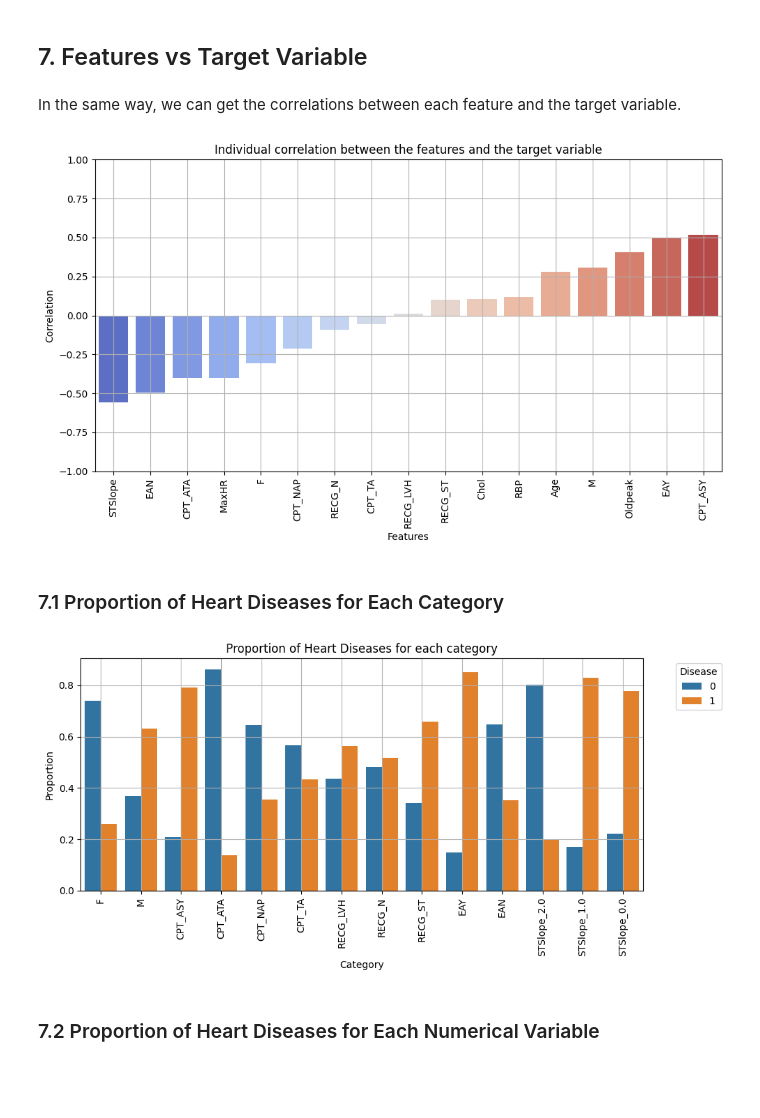
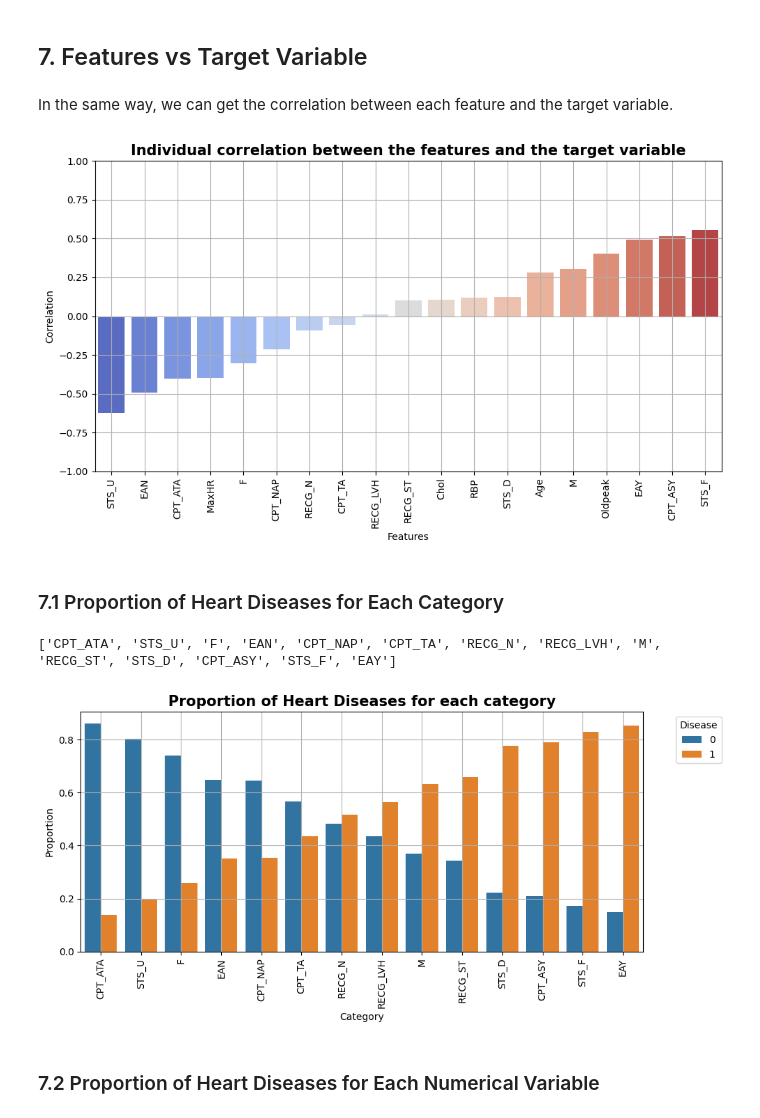
Before and after one commit to jfrg99/Heart-Disease-Classification-using-Supervised-Machine-Learning, a Jupyter notebook: A_EDA_and_feature_engineering.ipynb, the cells around one changed output. Drawn from its saved outputs; the diff is of its cells as text; code cells hidden in the pictures; blank space fills up the shorter version.

```diff
--- a/A_EDA_and_feature_engineering.ipynb
+++ b/A_EDA_and_feature_engineering.ipynb
@@ -756,15 +744,17 @@ new_names = {
     'RestingECG_ST' : 'RECG_ST',
     'ExerciseAngina_Y' : 'EAY',
     'ExerciseAngina_N' : 'EAN',
-    'STSlope_encoded' : 'STSlope',
+    'ST_Slope_Down' : 'STS_D',
+    'ST_Slope_Flat' : 'STS_F',
+    'ST_Slope_Up' : 'STS_U',
     'HeartDisease' : 'Disease'
 }
 new_order = ['Age', 'F', 'M', 'RBP', 'Chol', 'MaxHR', 'Oldpeak', 'CPT_ASY',
              'CPT_ATA', 'CPT_NAP', 'CPT_TA', 'RECG_LVH', 'RECG_N', 'RECG_ST',
-             'STSlope','EAY', 'EAN', 'Disease']
+             'STS_D','STS_F','STS_U','EAY', 'EAN', 'Disease']
 final_num_cols = [new_names.get(col, col) for col in num_cols]
 final_cat_cols = ['F', 'M', 'CPT_ASY', 'CPT_ATA', 'CPT_NAP', 'CPT_TA',
-            'RECG_LVH', 'RECG_N', 'RECG_ST','STSlope','EAY', 'EAN']
+            'RECG_LVH', 'RECG_N', 'RECG_ST','STS_D','STS_F','STS_U','EAY', 'EAN']
 # %%
 final_dataset.rename(columns=new_names, inplace=True)
 final_dataset = final_dataset[new_order]
@@ -786,3 +776,11 @@ ___
 ## 6. Dependency Between Features
 # %% [markdown]
 There are many ways to measure the dependency between variables. The best known is calculating the linear correlation between the features (Pearson), we can use different criteria of correlation such as Spearman or Kendall. We can also get the covariance relationships between the features.
+# %%
+import pandas as pd
+import matplotlib.pyplot as plt
+import seaborn as sns
+
+
+final_dataset = pd.read_csv("datasets/heartdata_final.csv")
+final_dataset.head()
@@ -920,7 +983,7 @@ Based on the matrices and the scatter plots, we can conclude that the variables
 # %% [markdown]
 ## 7. Features vs Target Variable
 # %% [markdown]
-In the same way, we can get the correlations between each feature and the target variable.
+In the same way, we can get the correlation between each feature and the target variable.
 # %%
 # Selecting the target column
 target = final_dataset.columns[-1]
@@ -935,7 +998,7 @@ df_temp = pd.DataFrame({'features': corr_target.index, 'correlation': corr_targe
 plt.rcdefaults()
 plt.figure(figsize=(10, 6))
 sns.barplot(x='features', y='correlation',hue='features', data=df_temp, palette='coolwarm')
-plt.title('Individual correlation between the features and the target variable')
+plt.title('Individual correlation between the features and the target variable',fontsize=15,fontweight='bold')
 plt.xlabel('Features')
 plt.ylabel('Correlation')
 plt.ylim(-1, 1)
@@ -945,7 +1008,7 @@ plt.tight_layout()
 #plt.savefig('target_corr.png', format='png', dpi=300)
 plt.show()
 # %% [output]
-[figure, old version]
+[figure, new version]
 # %% [markdown]
 ### 7.1 Proportion of Heart Diseases for Each Category
 # %%
@@ -955,33 +1018,36 @@ encoded_cols = [item for item in final_cat_cols if item != "STSlope"]
 
 proportions = pd.DataFrame()
 
-for col in encoded_cols:
+for col in final_cat_cols:
     prop = df[df[col] == 1].groupby('Disease').size().div(len(df[df[col] == 1]))
     prop = prop.reset_index(name='Proportion')
     prop['Category'] = col
     proportions = pd.concat([proportions, prop])
-
-for value in df['STSlope'].unique():
-    prop = df[df['STSlope'] == value].groupby('Disease').size().div(len(df[df['STSlope'] == value]))
-    prop = prop.reset_index(name='Proportion')
-    prop['Category'] = f'STSlope_{value}'
-    proportions = pd.concat([proportions, prop])
+# %%
+# Getting a list with the categories sorted by proportion of disease=0
+df_aux = proportions
+df_aux = df_aux[df_aux['Disease'] == 0].sort_values(by='Proportion', ascending=False)
+categories_sorted = df_aux['Category'].tolist()
+print(categories_sorted)
+# %% [output]
+['CPT_ATA', 'STS_U', 'F', 'EAN', 'CPT_NAP', 'CPT_TA', 'RECG_N', 'RECG_LVH', 'M', 'RECG_ST', 'STS_D', 'CPT_ASY', 'STS_F', 'EAY']
 # %%
-
 proportions.reset_index(drop=True, inplace=True)
+# sorting categories using the list
+proportions['Category'] = pd.Categorical(proportions['Category'], categories=categories_sorted, ordered=True)
 
 plt.figure(figsize=(10, 5))
 sns.barplot(x='Category', y='Proportion', hue='Disease', data=proportions, palette='tab10')
 plt.xlabel('Category')
 plt.ylabel('Proportion')
-plt.title('Proportion of Heart Diseases for each category')
+plt.title('Proportion of Heart Diseases for each category',fontsize=15,fontweight='bold')
 plt.legend(title='Disease', bbox_to_anchor=(1.05, 1), loc='upper left')
 plt.xticks(rotation=90)
 plt.grid()
 plt.tight_layout()
 plt.show()
 # %% [output]
-[figure, old version]
+[figure, new version]
 # %% [markdown]
 ### 7.2 Proportion of Heart Diseases for Each Numerical Variable
 # %%
```
Also changed, not shown: parts of 20 cells of this notebook, 9 other files.
